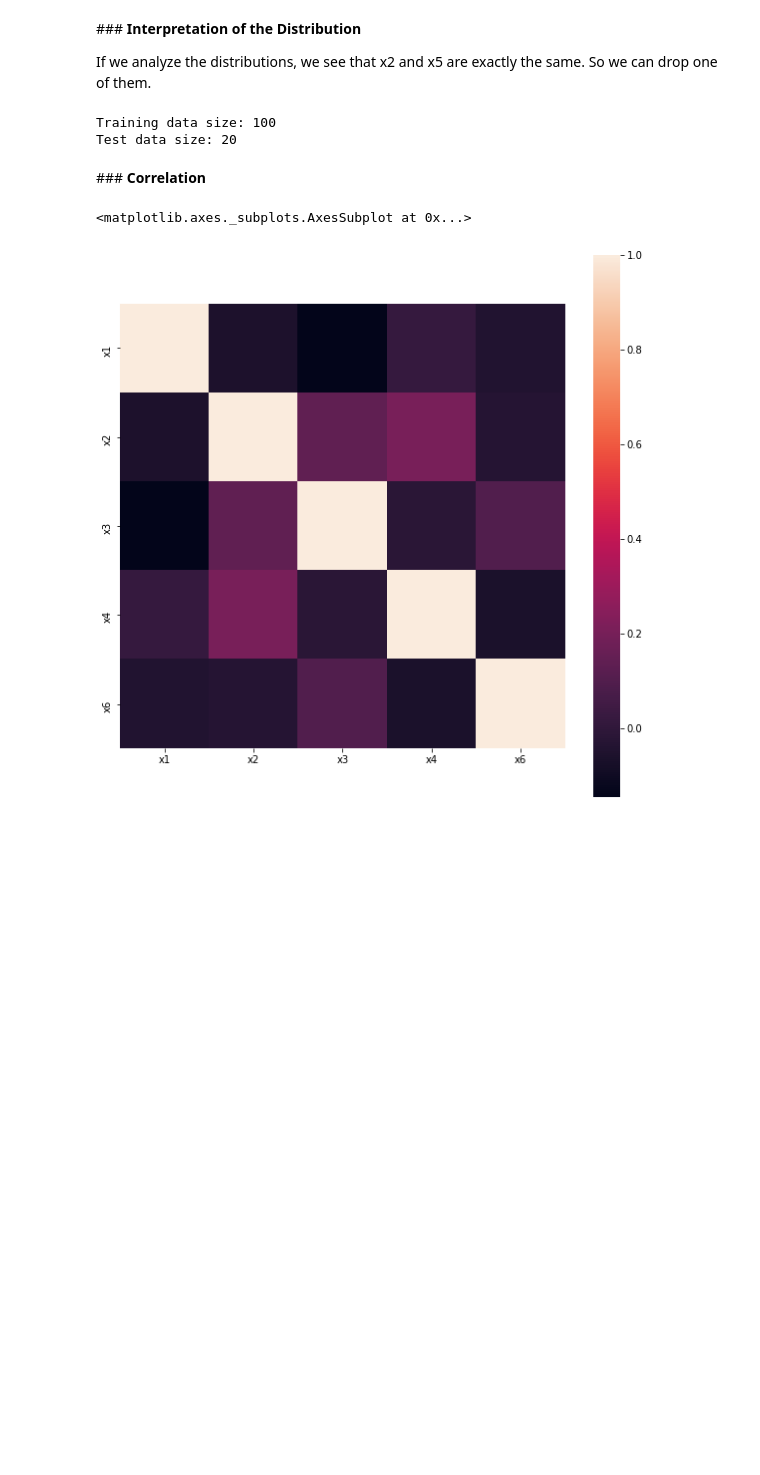
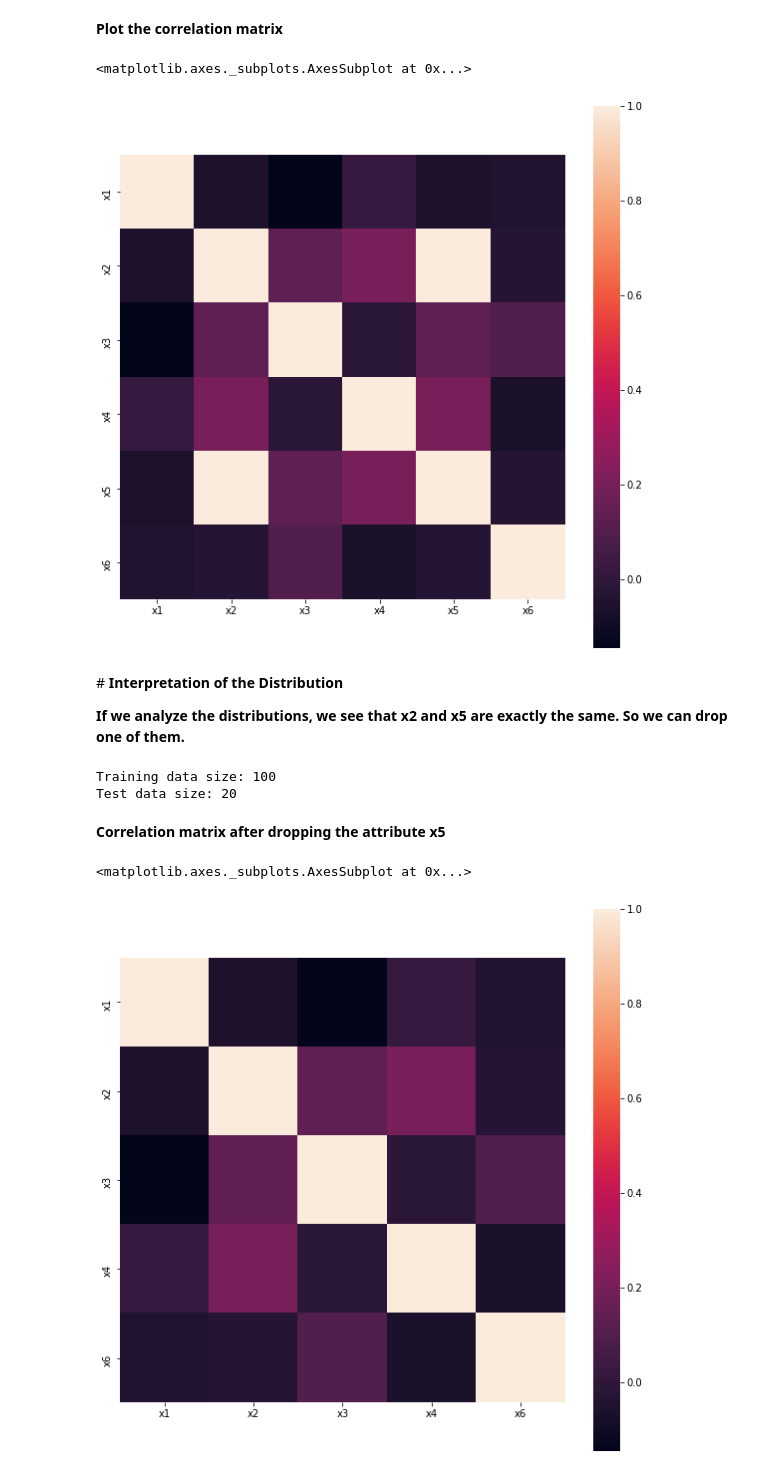
Before and after one commit to halilyaman/atlas-machine-learning, a Jupyter notebook: CE475_project.ipynb, the cells around one changed output. Drawn from its saved outputs; the diff is of its cells as text; code cells hidden in the pictures; blank space fills up the shorter version.

```diff
--- a/CE475_project.ipynb
+++ b/CE475_project.ipynb
@@ -58,7 +70,16 @@ sub_plots = training_inputs_df.hist(figsize=(12, 10))
+# %% [markdown]
+**Plot the correlation matrix**
+# %%
+C_mat = training_inputs_df.corr()
+fig = plt.figure(figsize=(10, 10))
+sb.heatmap(C_mat, vmax=1.0, square=True)
+# %% [output]
+<matplotlib.axes._subplots.AxesSubplot at 0x...>
+[figure, added]
 # %% [markdown]
-### **Interpretation of the Distribution**
+# **Interpretation of the Distribution**
 
-If we analyze the distributions, we see that x2 and x5 are exactly the same. So we can drop one of them.
+**If we analyze the distributions, we see that x2 and x5 are exactly the same. So we can drop one of them.**
 # %%
 # drop the column "x5"
 training_inputs_df = training_inputs_df.drop(["x5"], axis=1)
@@ -75,8 +96,8 @@ print("Test data size: {}".format(test_inputs.shape[0]))
 # %% [output]
 Training data size: 100
 Test data size: 20
-# %% [markdown]
-### **Correlation**
+# %% [markdown]
+**Correlation matrix after dropping the attribute x5**
 # %%
 C_mat = training_inputs_df.corr()
 fig = plt.figure(figsize=(10, 10))
```
Also changed, not shown: parts of 44 cells of this notebook.
